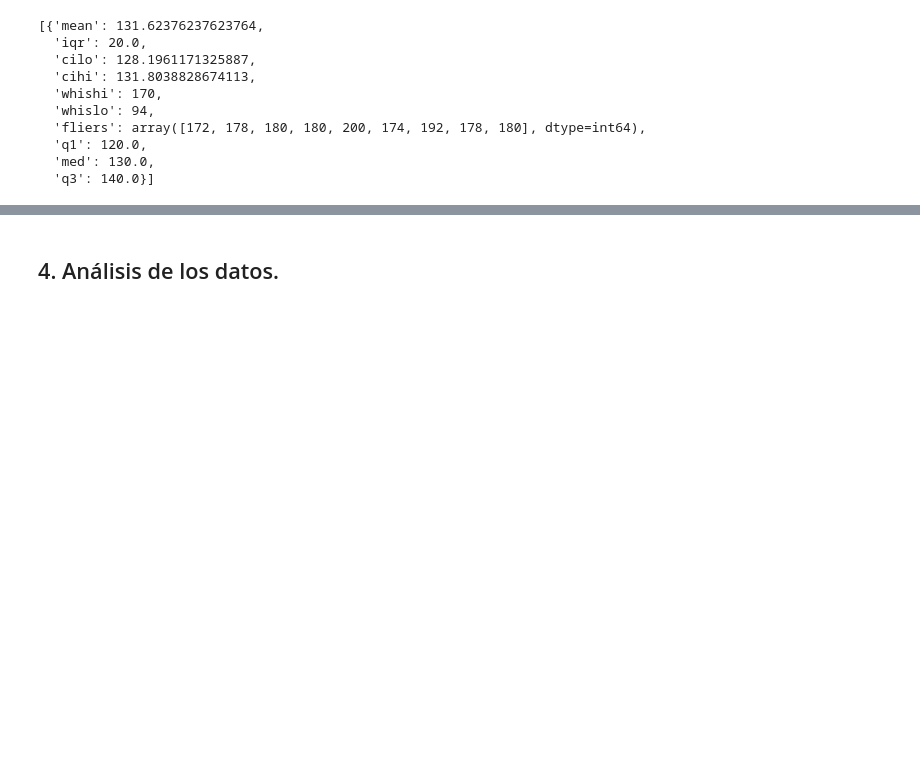
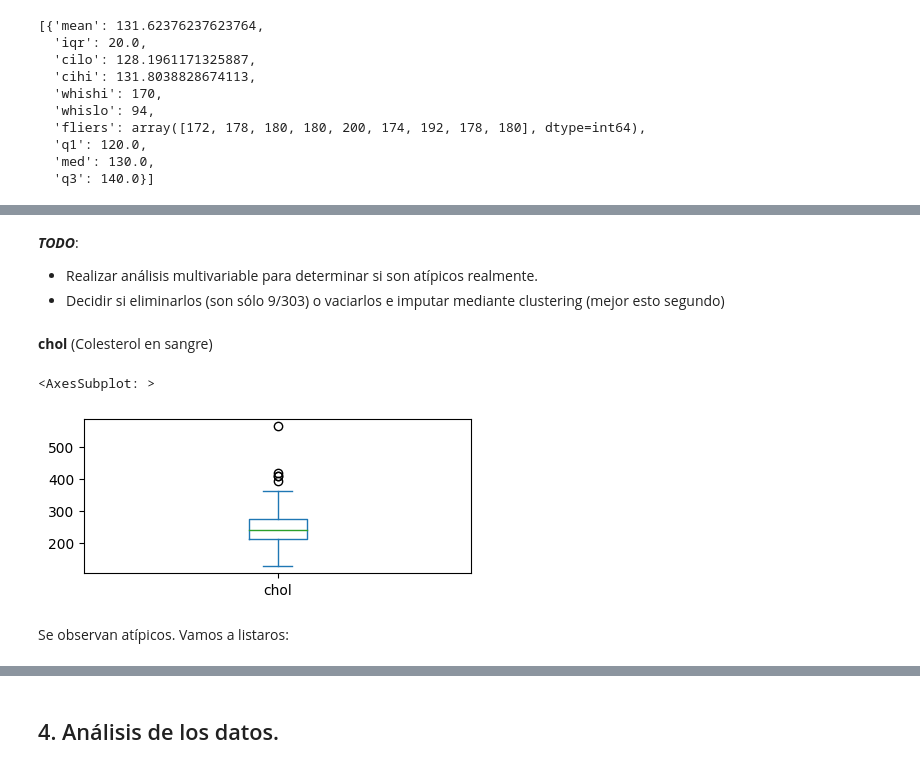
Before and after one commit to Carlos-Perez-Ha/PRA2, a Jupyter notebook: Heart_attack_analysis.ipynb, the cells around one changed output, grey strips where cells are left out. Drawn from its saved outputs; the diff is of its cells as text; code cells hidden in the pictures; blank space fills up the shorter version.

Commit message:
Comenzado análisis de datos

```diff
--- a/Heart_attack_analysis.ipynb
+++ b/Heart_attack_analysis.ipynb
@@ -275,0 +280,13 @@ boxplot_stats(df.trtbps)
+# %% [markdown]
+***TODO***:
+- Realizar análisis multivariable para determinar si son atípicos realmente.
+- Decidir si eliminarlos (son sólo 9/303) o vaciarlos e imputar mediante clustering (mejor esto segundo)
+# %% [markdown]
+**chol** (Colesterol en sangre)
+# %%
+df.chol.plot.box(figsize=(5, 2))
+# %% [output]
+<AxesSubplot: >
+[figure, added]
+# %% [markdown]
+Se observan atípicos. Vamos a listaros:
```
Also changed, not shown: parts of 22 cells of this notebook, 2 other files.
